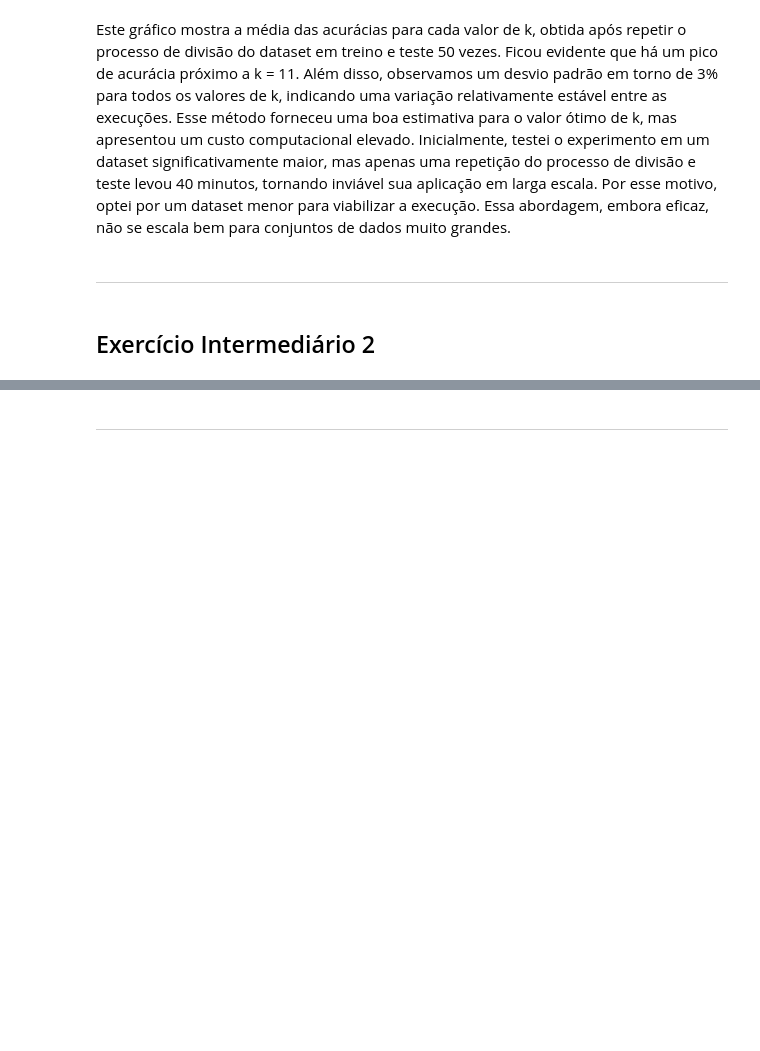
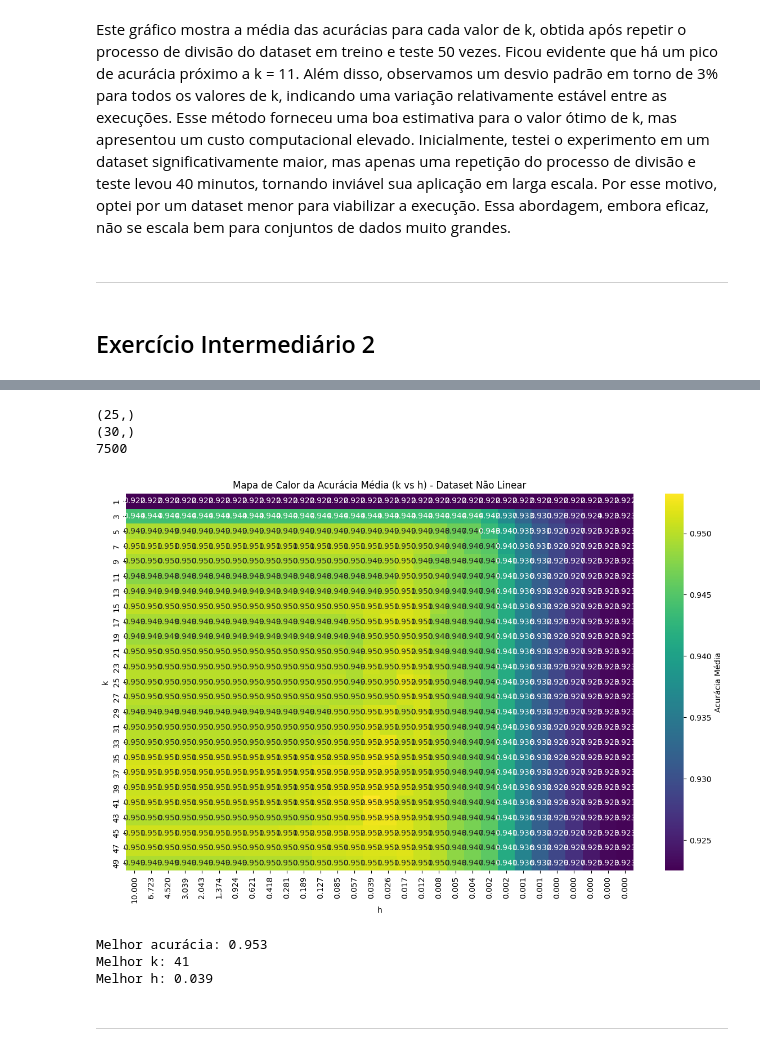
Before and after one commit to Bernardo-b/reconhecimento-padroes-2025-1, a Jupyter notebook: exercicios-intermediario-knn.ipynb, the cells around one changed output, grey strips where cells are left out. Drawn from its saved outputs; the diff is of its cells as text; code cells hidden in the pictures; blank space fills up the shorter version.

```diff
--- a/exercicios-intermediario-knn.ipynb
+++ b/exercicios-intermediario-knn.ipynb
@@ -194,0 +392,69 @@ plt.show()
+# %%
+from tqdm import tqdm
+from sklearn.model_selection import train_test_split
+import seaborn as sns
+
+# Definindo os ranges para k e h
+ks = np.arange(1, 51, 2)
+print(ks.shape)
+hs = np.logspace(np.log10(10), np.log10(0.0001), 30)
+print(hs.shape)
+n_repeticoes = 10  # Número de repetições
+print(n_repeticoes*ks.shape[0]*hs.shape[0])
+
+# Dicionário para armazenar resultados
+resultados = {(k, h): [] for k in ks for h in hs}
+
+# Loop principal
+for repeticao in tqdm(range(n_repeticoes), desc="Repetições"):
+    X_train, X_test, y_train, y_test = train_test_split(X_nao_linear, y_nao_linear, test_size=0.2, random_state=repeticao)
+
+    for k in ks:
+        for h in hs:
+            test_preds = []
+            for xt in X_test:
+                pred, pred_vec = knn_dist_vect(X_train, y_train, xt.reshape(2, 1), k=int(k), h=h)
+
+                test_preds.append(pred)
+            test_preds = np.array(test_preds)
+            resultados[(k, h)].append((y_test==test_preds).mean())
+
+# Calcular médias
+acuracy_mean = np.zeros((len(ks), len(hs)))
+for i, k in enumerate(ks):
+    for j, h in enumerate(hs):
+        acuracy_mean[i, j] = np.mean(resultados[(k, h)])
+
+# Criar o mapa de calor
+plt.figure(figsize=(12, 8))
+sns.heatmap(acuracy_mean,
+            xticklabels=[f'{h:.3f}' for h in hs],
+            yticklabels=ks,
+            cmap='viridis',
+            annot=True,
+            fmt='.3f',
+            cbar_kws={'label': 'Acurácia Média'})
+
+plt.xlabel('h')
+plt.ylabel('k')
+plt.title('Mapa de Calor da Acurácia Média (k vs h) - Dataset Não Linear')
+plt.tight_layout()
+plt.show()
+
+# Encontrar os melhores parâmetros
+melhor_acc = np.max(acuracy_mean)
+idx_melhor = np.unravel_index(np.argmax(acuracy_mean), acuracy_mean.shape)
+melhor_k = ks[idx_melhor[0]]
+melhor_h = hs[idx_melhor[1]]
+
+print(f'Melhor acurácia: {melhor_acc:.3f}')
+print(f'Melhor k: {melhor_k}')
+print(f'Melhor h: {melhor_h:.3f}')
+# %% [output]
+(25,)
+(30,)
+7500
+[figure, added]
+Melhor acurácia: 0.953
+Melhor k: 41
+Melhor h: 0.039
```
Also changed, not shown: parts of 10 cells of this notebook, 8 other files.
